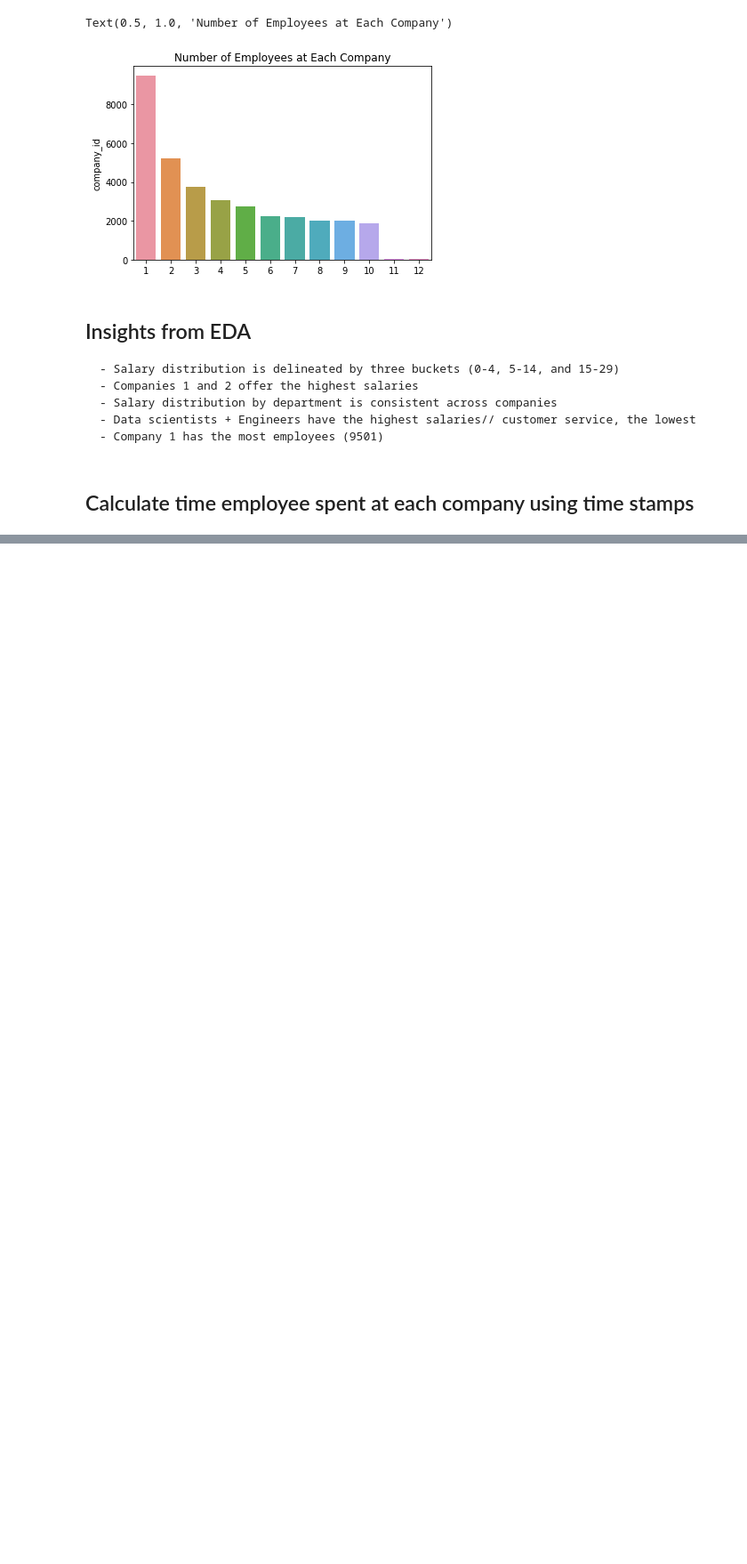
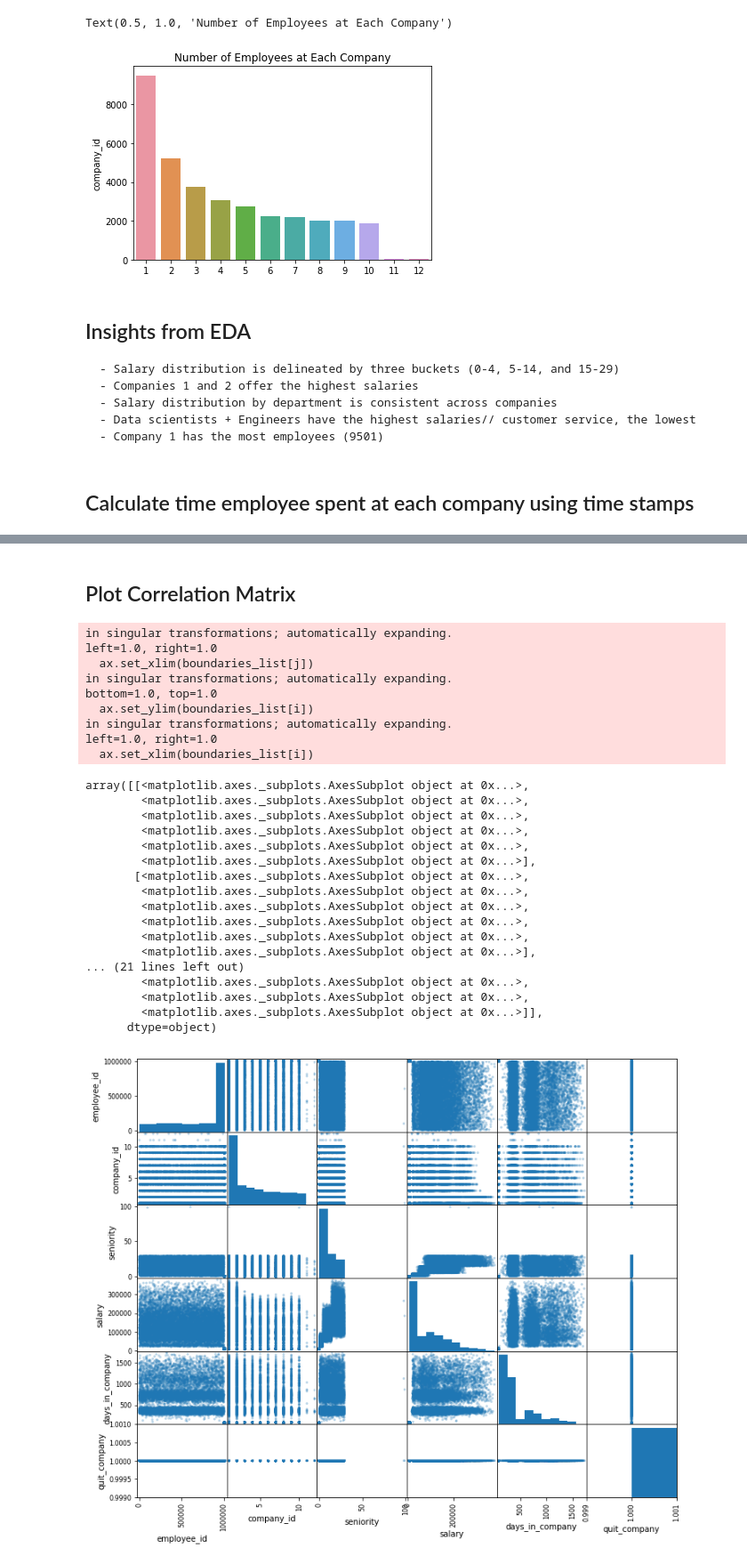
Before and after one commit to Chowcow/Datascience-AI, a Jupyter notebook: Employee Turnover Models.ipynb, the cells around one changed output, grey strips where cells are left out. Shown at 89% size. Saved outputs shown, nothing was run; the diff lists cells and outputs as text; code cells hidden in the pictures; blank space fills up the shorter version.

```diff
--- a/Employee Turnover Models.ipynb
+++ b/Employee Turnover Models.ipynb
@@ -151,0 +195,33 @@ data['quit_company'] = quit
+# %% [markdown]
+## Plot Correlation Matrix
+# %%
+from pandas.plotting import scatter_matrix
+scatter_matrix(quit_data, figsize=(12,10), alpha=0.3)
+# %% [output]
+in singular transformations; automatically expanding.
+left=1.0, right=1.0
+  ax.set_xlim(boundaries_list[j])
+in singular transformations; automatically expanding.
+bottom=1.0, top=1.0
+  ax.set_ylim(boundaries_list[i])
+in singular transformations; automatically expanding.
+left=1.0, right=1.0
+  ax.set_xlim(boundaries_list[i])
+array([[<matplotlib.axes._subplots.AxesSubplot object at 0x...>,
+        <matplotlib.axes._subplots.AxesSubplot object at 0x...>,
+        <matplotlib.axes._subplots.AxesSubplot object at 0x...>,
+        <matplotlib.axes._subplots.AxesSubplot object at 0x...>,
+        <matplotlib.axes._subplots.AxesSubplot object at 0x...>,
+        <matplotlib.axes._subplots.AxesSubplot object at 0x...>],
+       [<matplotlib.axes._subplots.AxesSubplot object at 0x...>,
+        <matplotlib.axes._subplots.AxesSubplot object at 0x...>,
+        <matplotlib.axes._subplots.AxesSubplot object at 0x...>,
+        <matplotlib.axes._subplots.AxesSubplot object at 0x...>,
+        <matplotlib.axes._subplots.AxesSubplot object at 0x...>,
+        <matplotlib.axes._subplots.AxesSubplot object at 0x...>],
+... (21 lines left out)
+        <matplotlib.axes._subplots.AxesSubplot object at 0x...>,
+        <matplotlib.axes._subplots.AxesSubplot object at 0x...>,
+        <matplotlib.axes._subplots.AxesSubplot object at 0x...>]],
+      dtype=object)
+[figure, added]
```
Also changed, not shown: parts of 13 cells of this notebook.
